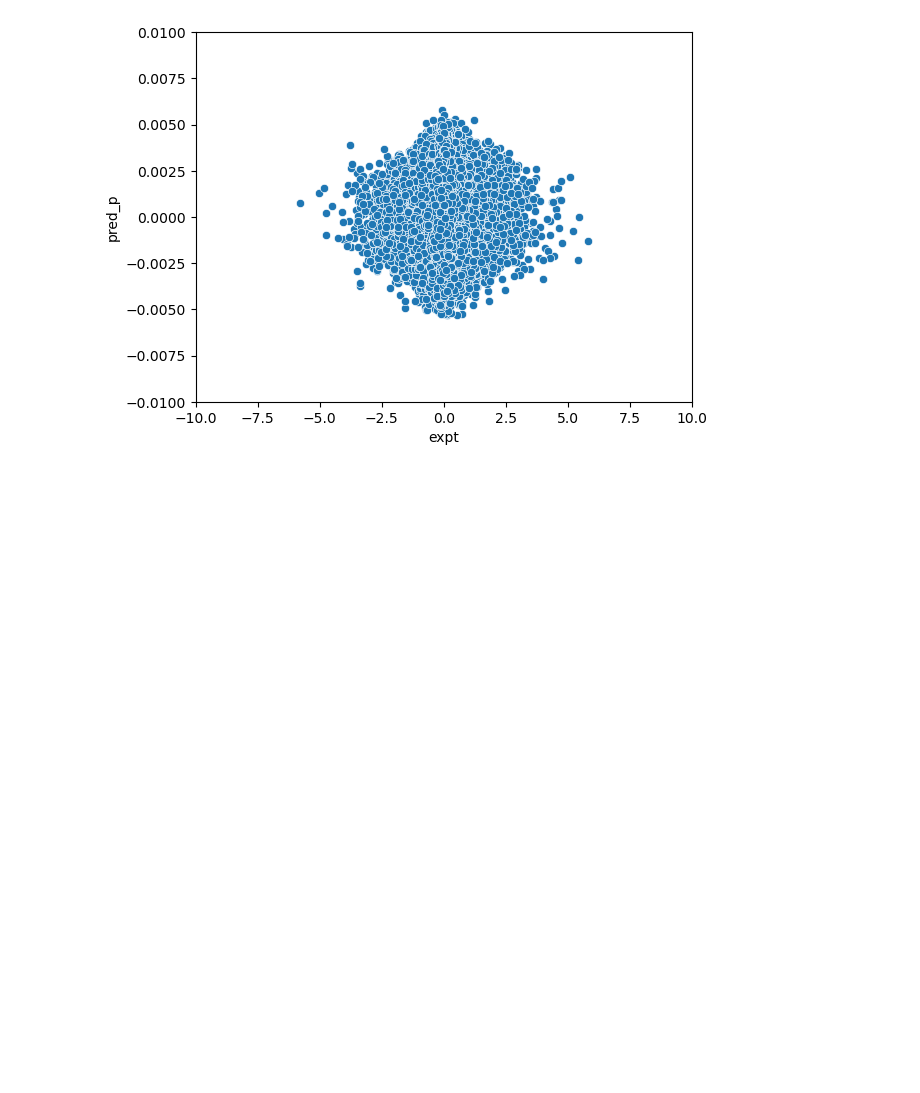
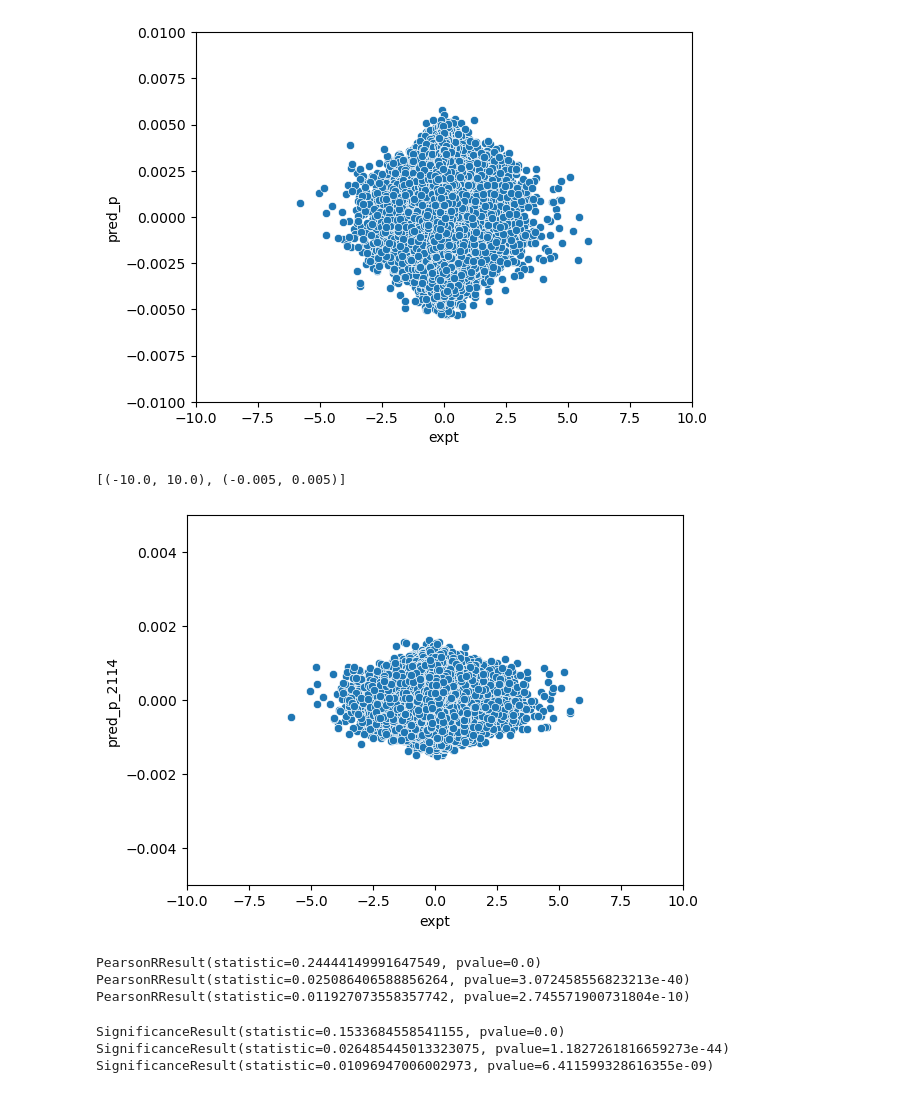
Before and after one commit to Danko-Lab/clipnet_k562, a Jupyter notebook: siraj_mpra/process_SI.ipynb, the cells around one changed output. Cells and saved outputs as stored; diff of their text form; code cells hidden in the pictures; blank space fills up the shorter version.

Commit message:
added plotting of full length mpra

```diff
--- a/siraj_mpra/process_SI.ipynb
+++ b/siraj_mpra/process_SI.ipynb
@@ -147,3 +135,25 @@ sp.set(xlim=(-10, 10), ylim=(-0.01, 0.01))
 # %% [output]
 [(-10.0, 10.0), (-0.01, 0.01)]
 [figure]
+# %%
+sp = sns.scatterplot(x=data.expt, y=data.pred_p_2114)
+sp.set(xlim=(-10, 10), ylim=(-0.005, 0.005))
+# %% [output]
+[(-10.0, 10.0), (-0.005, 0.005)]
+[figure, added]
+# %%
+print(pearsonr(data.dropna().expt, data.dropna().pred))
+print(pearsonr(data.dropna().expt, data.dropna().pred_p))
+print(pearsonr(data.dropna().expt, data.dropna().pred_p_2114))
+# %% [output]
+PearsonRResult(statistic=0.24444149991647549, pvalue=0.0)
+PearsonRResult(statistic=0.025086406588856264, pvalue=3.072458556823213e-40)
+PearsonRResult(statistic=0.011927073558357742, pvalue=2.745571900731804e-10)
+# %%
+print(spearmanr(data.dropna().expt, data.dropna().pred))
+print(spearmanr(data.dropna().expt, data.dropna().pred_p))
+print(spearmanr(data.dropna().expt, data.dropna().pred_p_2114))
+# %% [output]
+SignificanceResult(statistic=0.1533684558541155, pvalue=0.0)
+SignificanceResult(statistic=0.026485445013323075, pvalue=1.1827261816659273e-44)
+SignificanceResult(statistic=0.01096947006002973, pvalue=6.411599328616355e-09)
```
Also changed, not shown: parts of 2 cells of this notebook, 2 other files.
